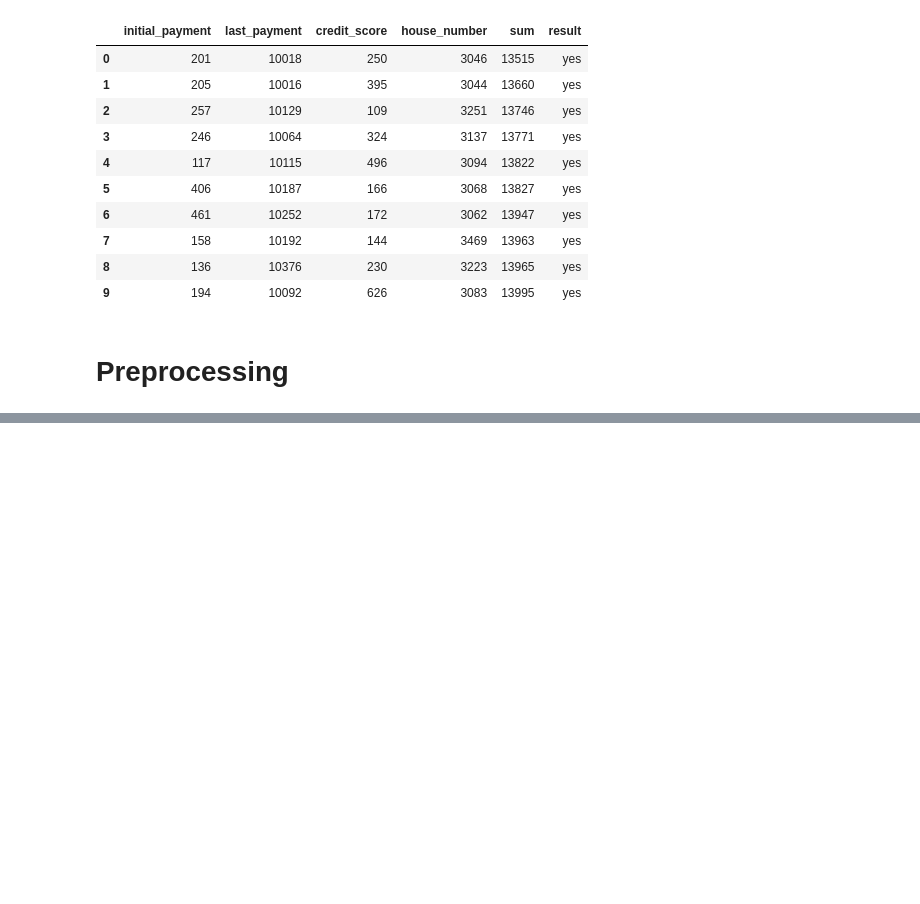
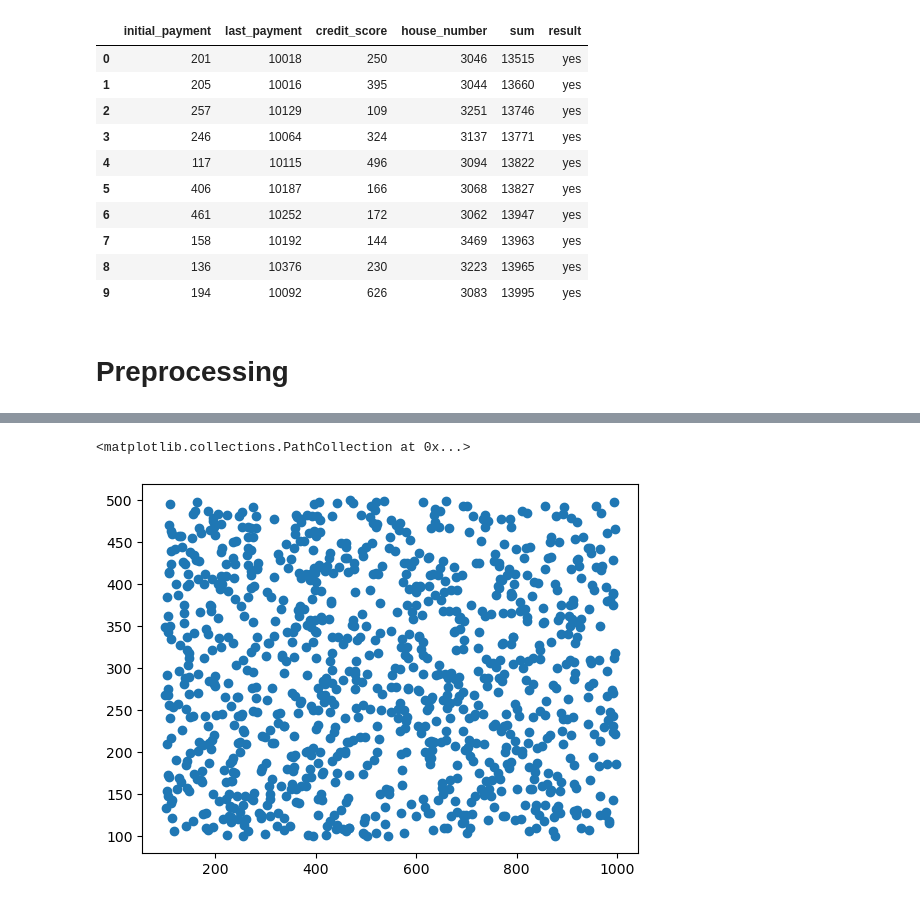
Before and after one commit to CB721/AI-240, a Jupyter notebook: Week 8/Loan Repayment Decision Tree.ipynb, the cells around one changed output, grey strips where cells are left out. Saved outputs shown, nothing was run; the diff lists cells and outputs as text; code cells hidden in the pictures; blank space fills up the shorter version.

```diff
--- a/Week 8/Loan Repayment Decision Tree.ipynb
+++ b/Week 8/Loan Repayment Decision Tree.ipynb
@@ -40,0 +113,5 @@ df_loan.head(10)
+# %%
+plt.scatter(df['credit_score'], df['initial_payment'])
+# %% [output]
+<matplotlib.collections.PathCollection at 0x...>
+[figure, added]
```
Also changed, not shown: parts of 41 cells of this notebook.
